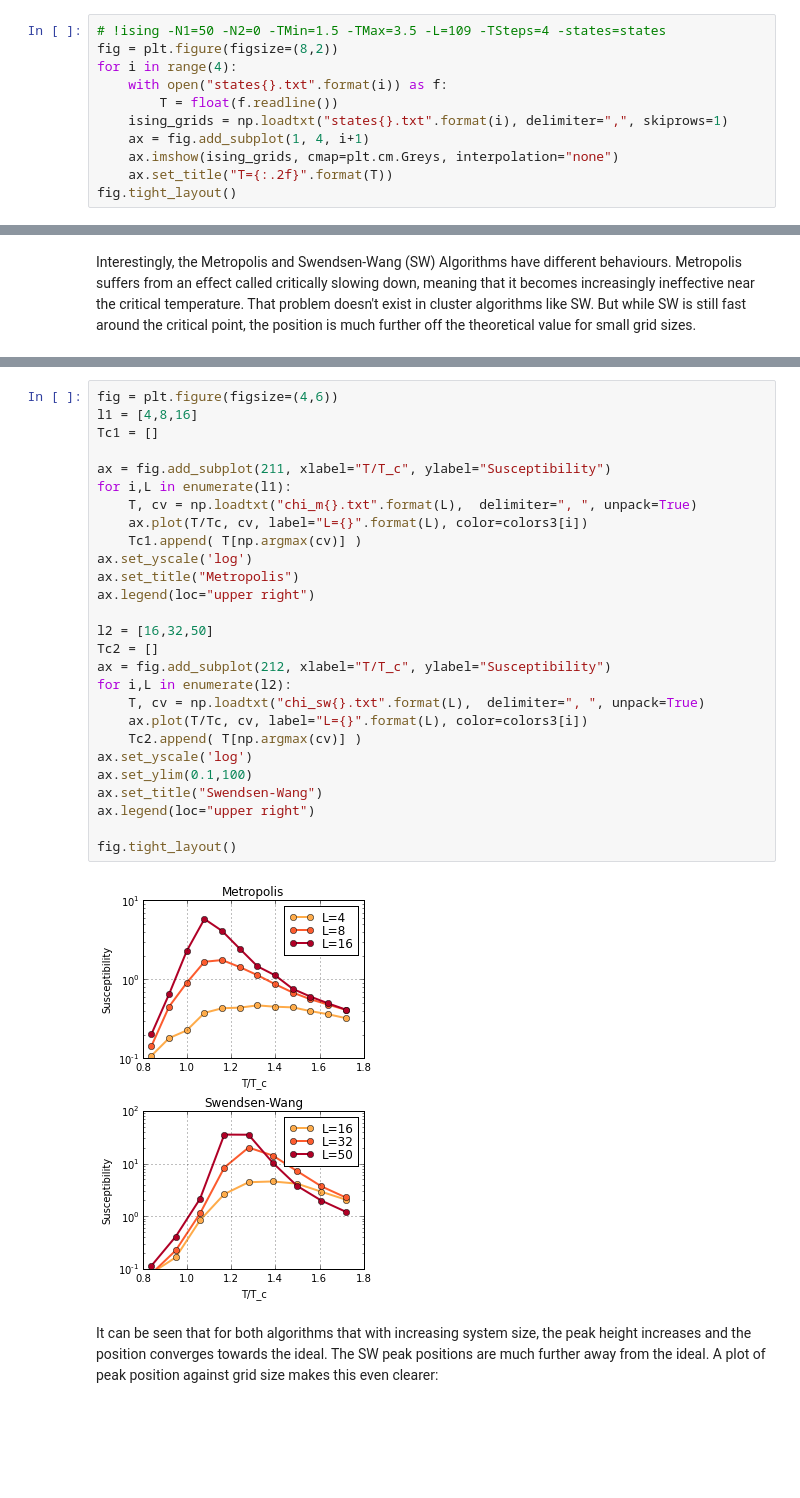
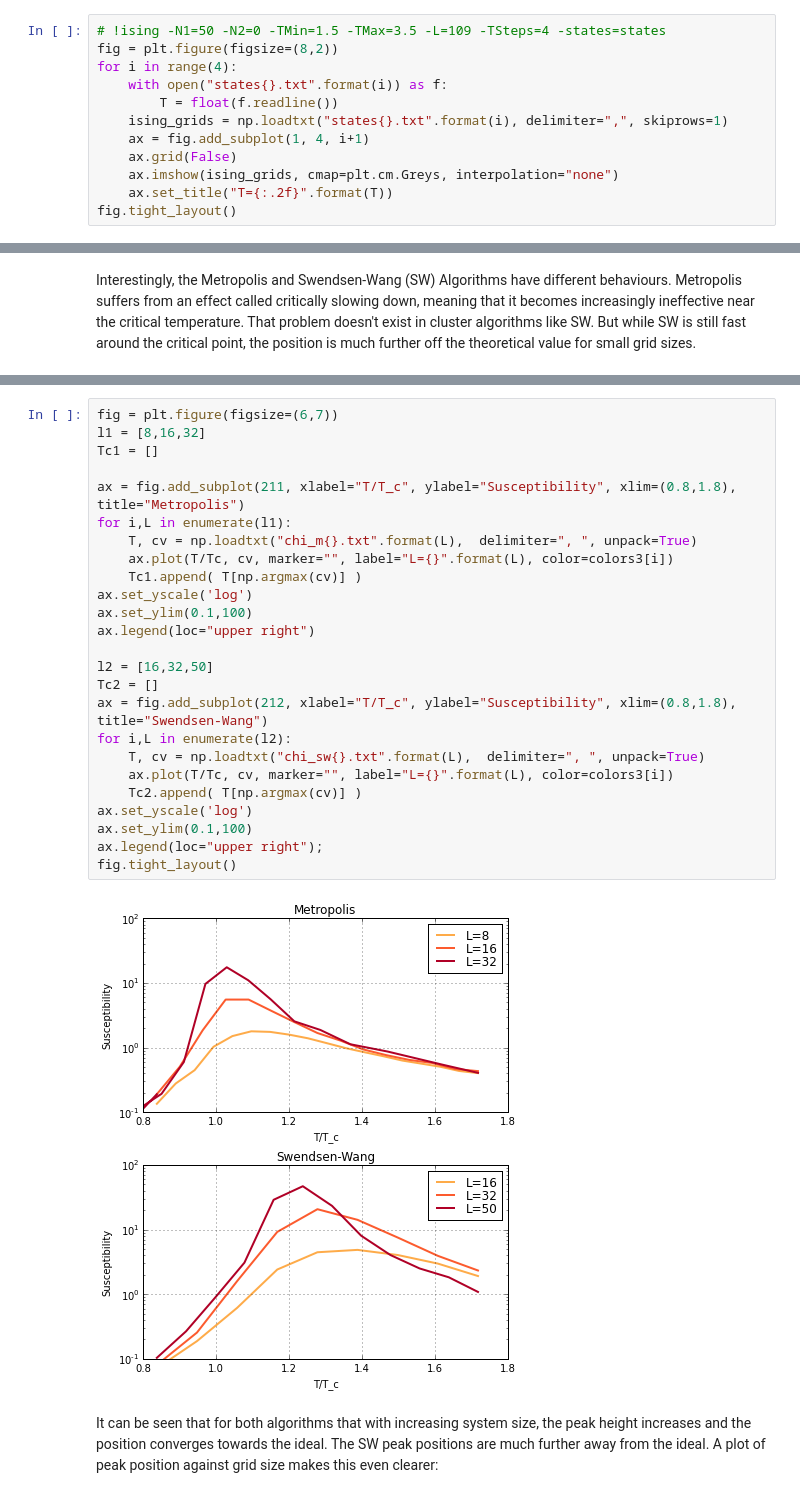
Before and after one commit to s9w/magneto, a Jupyter notebook: usage.ipynb, the cells around one changed output, grey strips where cells are left out. Cells and saved outputs as stored; diff of their text form; blank space fills up the shorter version.

```diff
--- a/usage.ipynb
+++ b/usage.ipynb
@@ -60,6 +60,7 @@ for i in range(4):
         T = float(f.readline())
     ising_grids = np.loadtxt("states{}.txt".format(i), delimiter=",", skiprows=1)
     ax = fig.add_subplot(1, 4, i+1)
+    ax.grid(False)
     ax.imshow(ising_grids, cmap=plt.cm.Greys, interpolation="none")
     ax.set_title("T={:.2f}".format(T))
 fig.tight_layout()
@@ -274,32 +275,30 @@ Interestingly, the Metropolis and Swendsen-Wang (SW) Algorithms have different b
 # %%
-fig = plt.figure(figsize=(4,6))
-l1 = [4,8,16]
+fig = plt.figure(figsize=(6,7))
+l1 = [8,16,32]
 Tc1 = []
 
-ax = fig.add_subplot(211, xlabel="T/T_c", ylabel="Susceptibility")
+ax = fig.add_subplot(211, xlabel="T/T_c", ylabel="Susceptibility", xlim=(0.8,1.8), title="Metropolis")
 for i,L in enumerate(l1):
     T, cv = np.loadtxt("chi_m{}.txt".format(L),  delimiter=", ", unpack=True)
-    ax.plot(T/Tc, cv, label="L={}".format(L), color=colors3[i])
+    ax.plot(T/Tc, cv, marker="", label="L={}".format(L), color=colors3[i])
     Tc1.append( T[np.argmax(cv)] )
 ax.set_yscale('log')
-ax.set_title("Metropolis")
+ax.set_ylim(0.1,100)
 ax.legend(loc="upper right")
 
 l2 = [16,32,50]
 Tc2 = []
-ax = fig.add_subplot(212, xlabel="T/T_c", ylabel="Susceptibility")
+ax = fig.add_subplot(212, xlabel="T/T_c", ylabel="Susceptibility", xlim=(0.8,1.8), title="Swendsen-Wang")
 for i,L in enumerate(l2):
     T, cv = np.loadtxt("chi_sw{}.txt".format(L),  delimiter=", ", unpack=True)
-    ax.plot(T/Tc, cv, label="L={}".format(L), color=colors3[i])
+    ax.plot(T/Tc, cv, marker="", label="L={}".format(L), color=colors3[i])
     Tc2.append( T[np.argmax(cv)] )
 ax.set_yscale('log')
 ax.set_ylim(0.1,100)
-ax.set_title("Swendsen-Wang")
-ax.legend(loc="upper right")
-
+ax.legend(loc="upper right");
 fig.tight_layout()
 # %% [output]
-[figure, old version]
+[figure, new version]
 # %% [markdown]
 It can be seen that for both algorithms that with increasing system size, the peak height increases and the position converges towards the ideal. The SW peak positions are much further away from the ideal. A plot of peak position against grid size makes this even clearer:
 # %%
```
Also changed, not shown: parts of 11 cells of this notebook, 4 other files.
